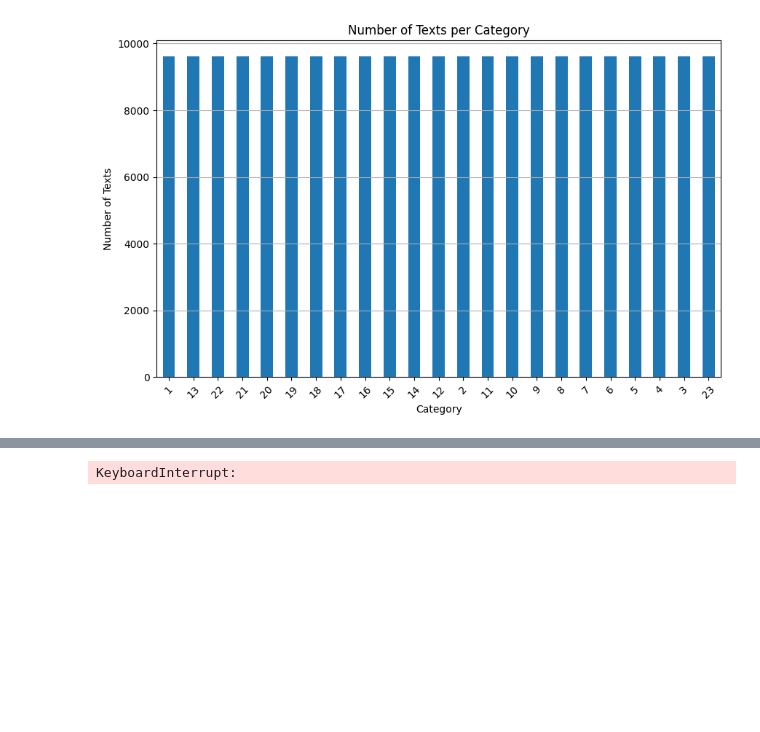
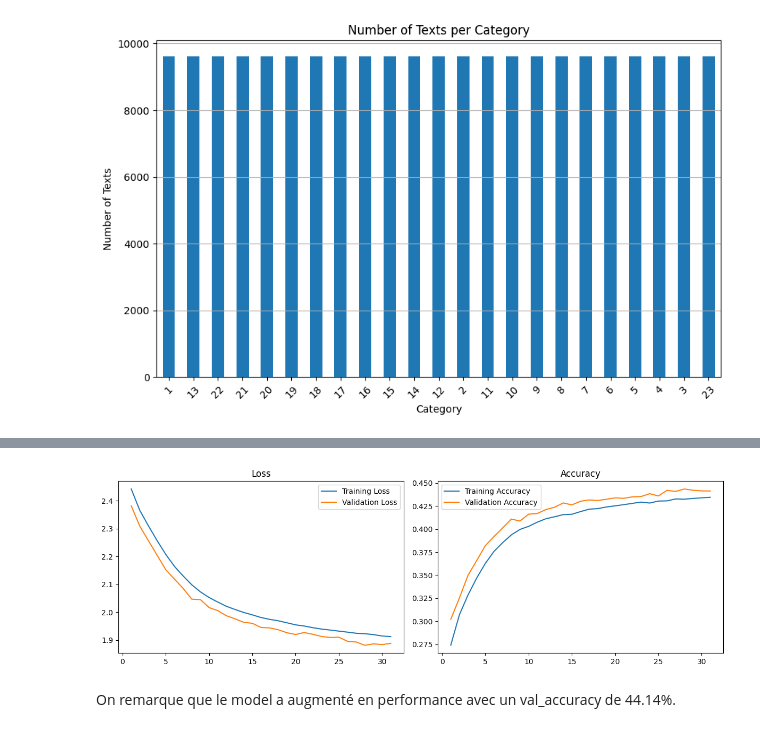
Before and after one commit to Payll/AI-S9, a Jupyter notebook: Tp1_2/TP1_2.ipynb, the cells around one changed output, grey strips where cells are left out. Cells and saved outputs as stored; diff of their text form; code cells hidden in the pictures; blank space fills up the shorter version.

```diff
--- a/Tp1_2/TP1_2.ipynb
+++ b/Tp1_2/TP1_2.ipynb
@@ -1606,7 +1632,7 @@ early_stopping = EarlyStopping(monitor='val_loss', patience=3, verbose=1, mode='
 # Entraînement du modèle RNN sur les données d'entraînement.
 # Le modèle sera validé sur l'ensemble de test à chaque époque.
 # L'entraînement s'arrêtera prématurément si nécessaire grâce au callback EarlyStopping.
-history = model.fit(X_train, y_train, epochs=150, batch_size=32, validation_data=(X_test, y_test), callbacks=[early_stopping])
+history = model.fit(X_train, y_train, epochs=150, batch_size=128, validation_data=(X_test, y_test), callbacks=[early_stopping])
 
 # Préparation de la gamme des époques pour le tracé.
 epochs_range = range(1, len(history.history['accuracy']) + 1)
@@ -1640 +1678,3 @@ Epoch 3/150
-KeyboardInterrupt:
+[figure, added]
+# %% [markdown]
+On remarque que le model a augmenté en performance avec un val_accuracy de 44.14%.
```
Also changed, not shown: parts of 29 cells of this notebook.
